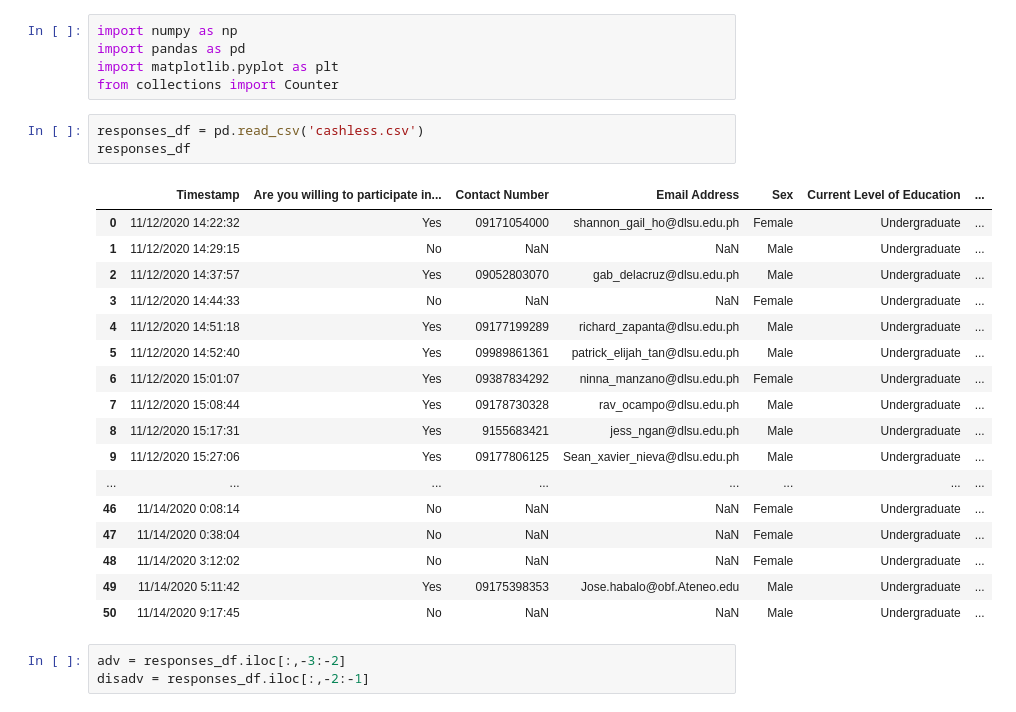
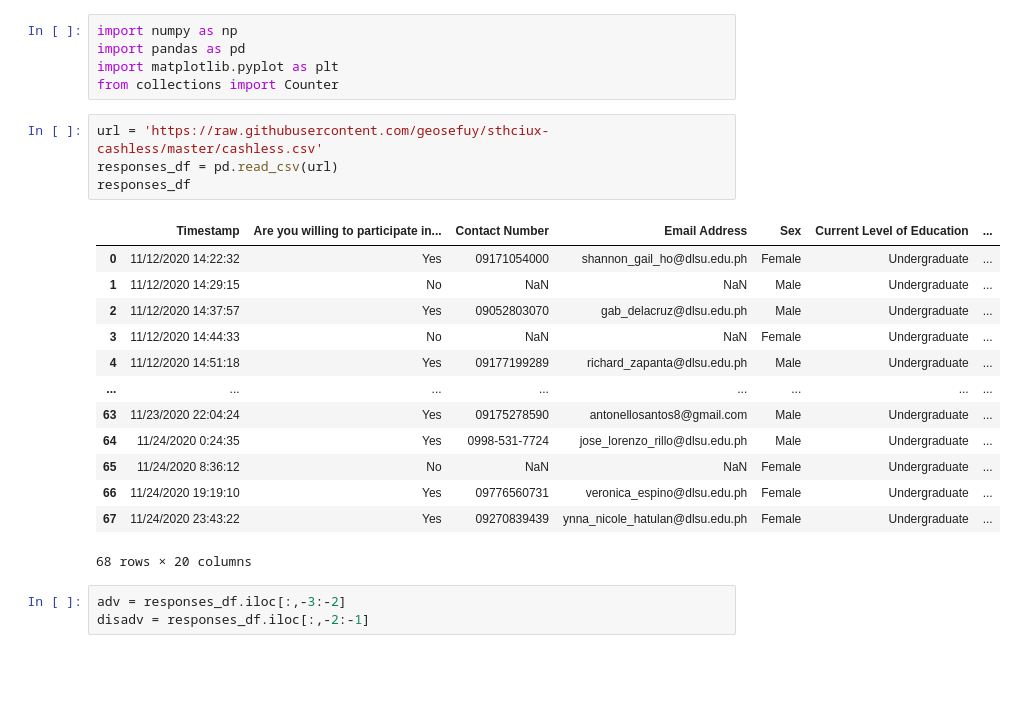
Before and after one commit to geosefuy/sthciux-cashless, a Jupyter notebook: [STHCIUX] Needfinding Study Exploratory Data Analysis.ipynb, the cells around one changed output. Drawn from its saved outputs; the diff is of its cells as text; blank space fills up the shorter version.

```diff
--- a/[STHCIUX] Needfinding Study Exploratory Data Analysis.ipynb
+++ b/[STHCIUX] Needfinding Study Exploratory Data Analysis.ipynb
@@ -3,27 +5,24 @@ import numpy as np
 import pandas as pd
 import matplotlib.pyplot as plt
 from collections import Counter
-# %%
-responses_df = pd.read_csv('cashless.csv')
-responses_df
-# %% [output]
-|  | Timestamp | Are you willing to participate in... | Contact Number | Email Address | Sex | Current Level of Education | ... |
-| 0 | 11/12/2020 14:22:32 | Yes | 09171054000 | shannon_gail_ho@dlsu.edu.ph | Female | Undergraduate | ... |
-| 1 | 11/12/2020 14:29:15 | No | NaN | NaN | Male | Undergraduate | ... |
-| 2 | 11/12/2020 14:37:57 | Yes | 09052803070 | gab_delacruz@dlsu.edu.ph | Male | Undergraduate | ... |
-| 3 | 11/12/2020 14:44:33 | No | NaN | NaN | Female | Undergraduate | ... |
-| 4 | 11/12/2020 14:51:18 | Yes | 09177199289 | richard_zapanta@dlsu.edu.ph | Male | Undergraduate | ... |
-| 5 | 11/12/2020 14:52:40 | Yes | 09989861361 | patrick_elijah_tan@dlsu.edu.ph | Male | Undergraduate | ... |
-| 6 | 11/12/2020 15:01:07 | Yes | 09387834292 | ninna_manzano@dlsu.edu.ph | Female | Undergraduate | ... |
-| 7 | 11/12/2020 15:08:44 | Yes | 09178730328 | rav_ocampo@dlsu.edu.ph | Male | Undergraduate | ... |
-| 8 | 11/12/2020 15:17:31 | Yes | 9155683421 | jess_ngan@dlsu.edu.ph | Male | Undergraduate | ... |
-| 9 | 11/12/2020 15:27:06 | Yes | 09177806125 | Sean_xavier_nieva@dlsu.edu.ph | Male | Undergraduate | ... |
-| ... | ... | ... | ... | ... | ... | ... | ... |
-| 46 | 11/14/2020 0:08:14 | No | NaN | NaN | Female | Undergraduate | ... |
-| 47 | 11/14/2020 0:38:04 | No | NaN | NaN | Female | Undergraduate | ... |
-| 48 | 11/14/2020 3:12:02 | No | NaN | NaN | Female | Undergraduate | ... |
-| 49 | 11/14/2020 5:11:42 | Yes | 09175398353 | Jose.habalo@obf.Ateneo.edu | Male | Undergraduate | ... |
-| 50 | 11/14/2020 9:17:45 | No | NaN | NaN | Male | Undergraduate | ... |
+# %%
+url = 'https://raw.githubusercontent.com/geosefuy/sthciux-cashless/master/cashless.csv'
+responses_df = pd.read_csv(url)
+responses_df
+# %% [output]
+|  | Timestamp | Are you willing to participate in... | Contact Number | Email Address | Sex | Current Level of Education | ... |
+| 0 | 11/12/2020 14:22:32 | Yes | 09171054000 | shannon_gail_ho@dlsu.edu.ph | Female | Undergraduate | ... |
+| 1 | 11/12/2020 14:29:15 | No | NaN | NaN | Male | Undergraduate | ... |
+| 2 | 11/12/2020 14:37:57 | Yes | 09052803070 | gab_delacruz@dlsu.edu.ph | Male | Undergraduate | ... |
+| 3 | 11/12/2020 14:44:33 | No | NaN | NaN | Female | Undergraduate | ... |
+| 4 | 11/12/2020 14:51:18 | Yes | 09177199289 | richard_zapanta@dlsu.edu.ph | Male | Undergraduate | ... |
+| ... | ... | ... | ... | ... | ... | ... | ... |
+| 63 | 11/23/2020 22:04:24 | Yes | 09175278590 | antonellosantos8@gmail.com | Male | Undergraduate | ... |
+| 64 | 11/24/2020 0:24:35 | Yes | 0998-531-7724 | jose_lorenzo_rillo@dlsu.edu.ph | Male | Undergraduate | ... |
+| 65 | 11/24/2020 8:36:12 | No | NaN | NaN | Female | Undergraduate | ... |
+| 66 | 11/24/2020 19:19:10 | Yes | 09776560731 | veronica_espino@dlsu.edu.ph | Female | Undergraduate | ... |
+| 67 | 11/24/2020 23:43:22 | Yes | 09270839439 | ynna_nicole_hatulan@dlsu.edu.ph | Female | Undergraduate | ... |
+68 rows × 20 columns
 # %%
 adv = responses_df.iloc[:,-3:-2]
 disadv = responses_df.iloc[:,-2:-1]
```
Also changed, not shown: parts of 2 cells of this notebook.
